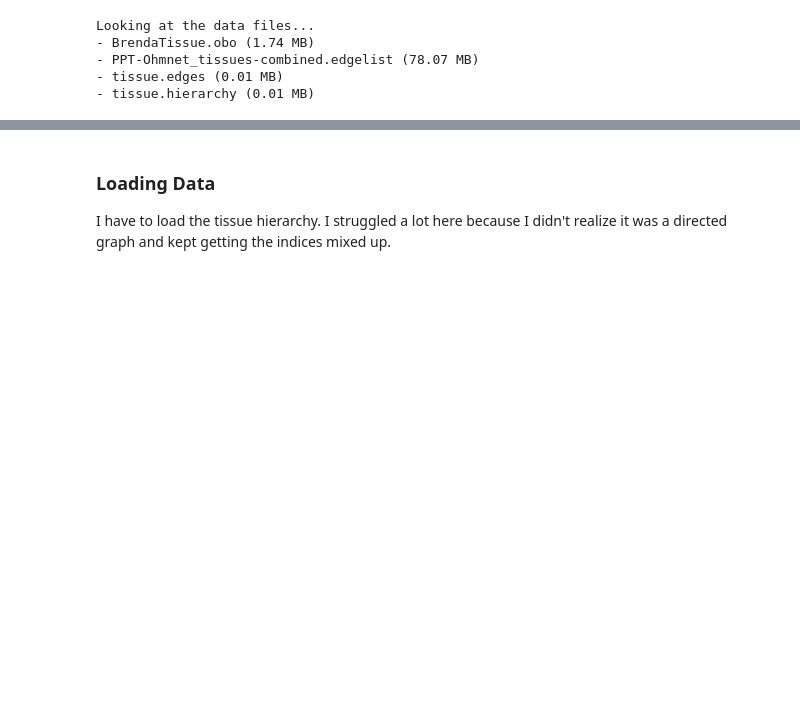
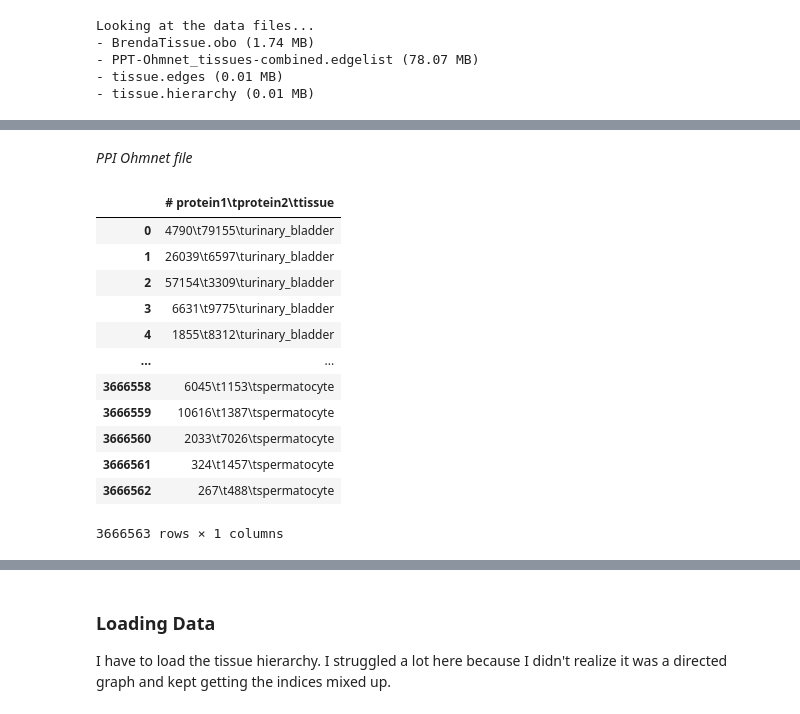
Before and after one commit to CleymenZero/Ohmnet-GAT-Extension, a Jupyter notebook: COMP6841 - Capstone Project - SR.ipynb, the cells around one changed output, grey strips where cells are left out. Drawn from its saved outputs; the diff is of its cells as text; code cells hidden in the pictures; blank space fills up the shorter version.

```diff
--- a/COMP6841 - Capstone Project - SR.ipynb
+++ b/COMP6841 - Capstone Project - SR.ipynb
@@ -50,0 +94,18 @@ Looking at the data files...
+# %% [markdown]
+*PPI Ohmnet file*
+# %%
+pd.read_csv(data_dir / 'PPT-Ohmnet_tissues-combined.edgelist')
+# %% [output]
+|  | # protein1\tprotein2\ttissue |
+| 0 | 4790\t79155\turinary_bladder |
+| 1 | 26039\t6597\turinary_bladder |
+| 2 | 57154\t3309\turinary_bladder |
+| 3 | 6631\t9775\turinary_bladder |
+| 4 | 1855\t8312\turinary_bladder |
+| ... | ... |
+| 3666558 | 6045\t1153\tspermatocyte |
+| 3666559 | 10616\t1387\tspermatocyte |
+| 3666560 | 2033\t7026\tspermatocyte |
+| 3666561 | 324\t1457\tspermatocyte |
+| 3666562 | 267\t488\tspermatocyte |
+3666563 rows × 1 columns
```
Also changed, not shown: parts of 20 cells of this notebook, 1 other file.
